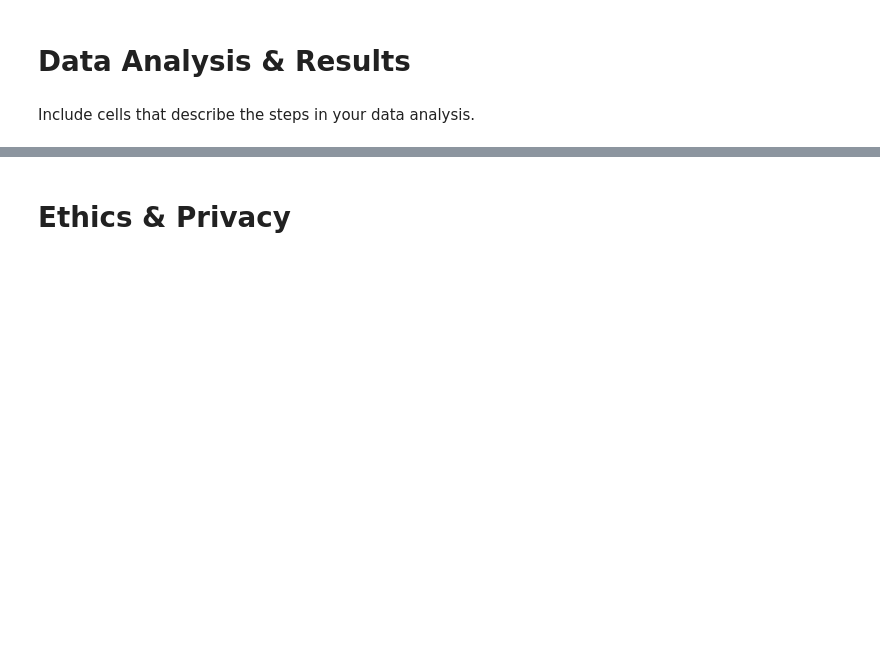
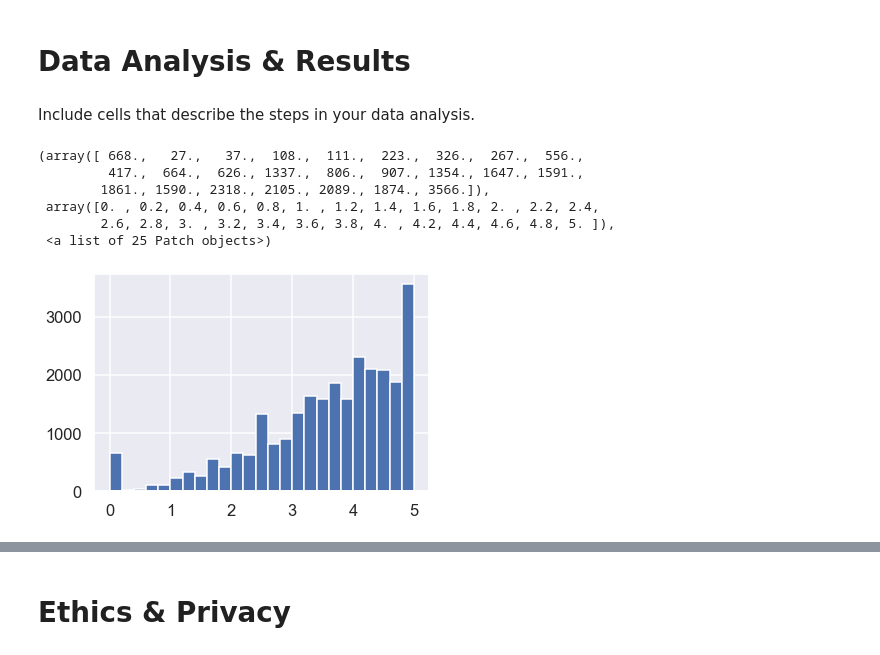
Before and after one commit to Edwardxie72/Cogs108-Gaming-Trends-Analysis, a Jupyter notebook: FinalProject.ipynb, the cells around one changed output, grey strips where cells are left out. Saved outputs shown, nothing was run; the diff lists cells and outputs as text; code cells hidden in the pictures; blank space fills up the shorter version.

Commit message:
some visualizations

```diff
--- a/FinalProject.ipynb
+++ b/FinalProject.ipynb
@@ -353,3 +400,12 @@ Include cells that describe the steps in your data analysis.
 # %%
 ## YOUR CODE HERE
 ## FEEL FREE TO ADD MULTIPLE CELLS PER SECTION
+plt.hist(df_steam['AvgRating']*5, bins = 25) # Unweighted steam ratings distribution histogram
+# %% [output]
+(array([ 668.,   27.,   37.,  108.,  111.,  223.,  326.,  267.,  556.,
+         417.,  664.,  626., 1337.,  806.,  907., 1354., 1647., 1591.,
+        1861., 1590., 2318., 2105., 2089., 1874., 3566.]),
+ array([0. , 0.2, 0.4, 0.6, 0.8, 1. , 1.2, 1.4, 1.6, 1.8, 2. , 2.2, 2.4,
+        2.6, 2.8, 3. , 3.2, 3.4, 3.6, 3.8, 4. , 4.2, 4.4, 4.6, 4.8, 5. ]),
+ <a list of 25 Patch objects>)
+[figure, added]
```
Also changed, not shown: parts of 18 cells of this notebook.
